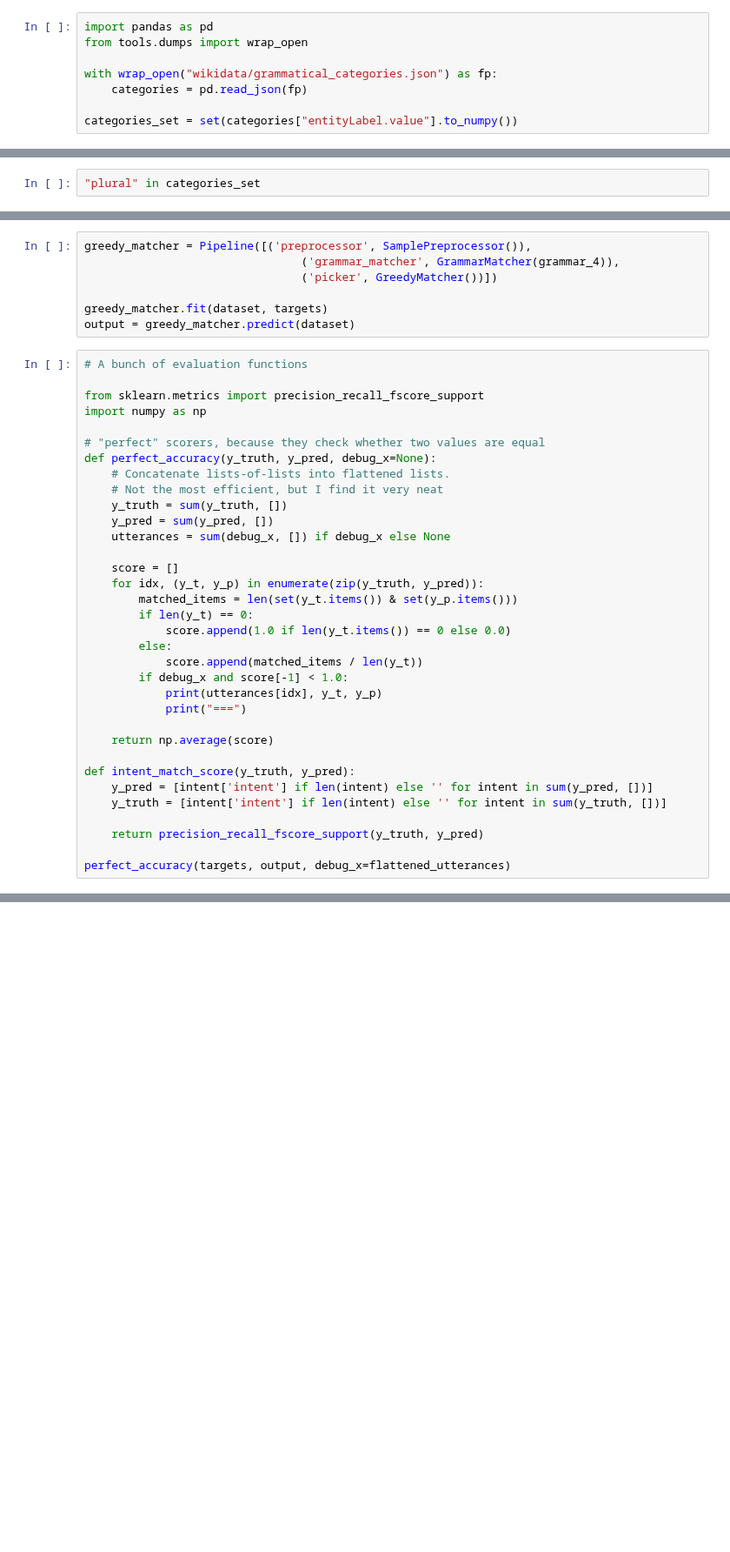
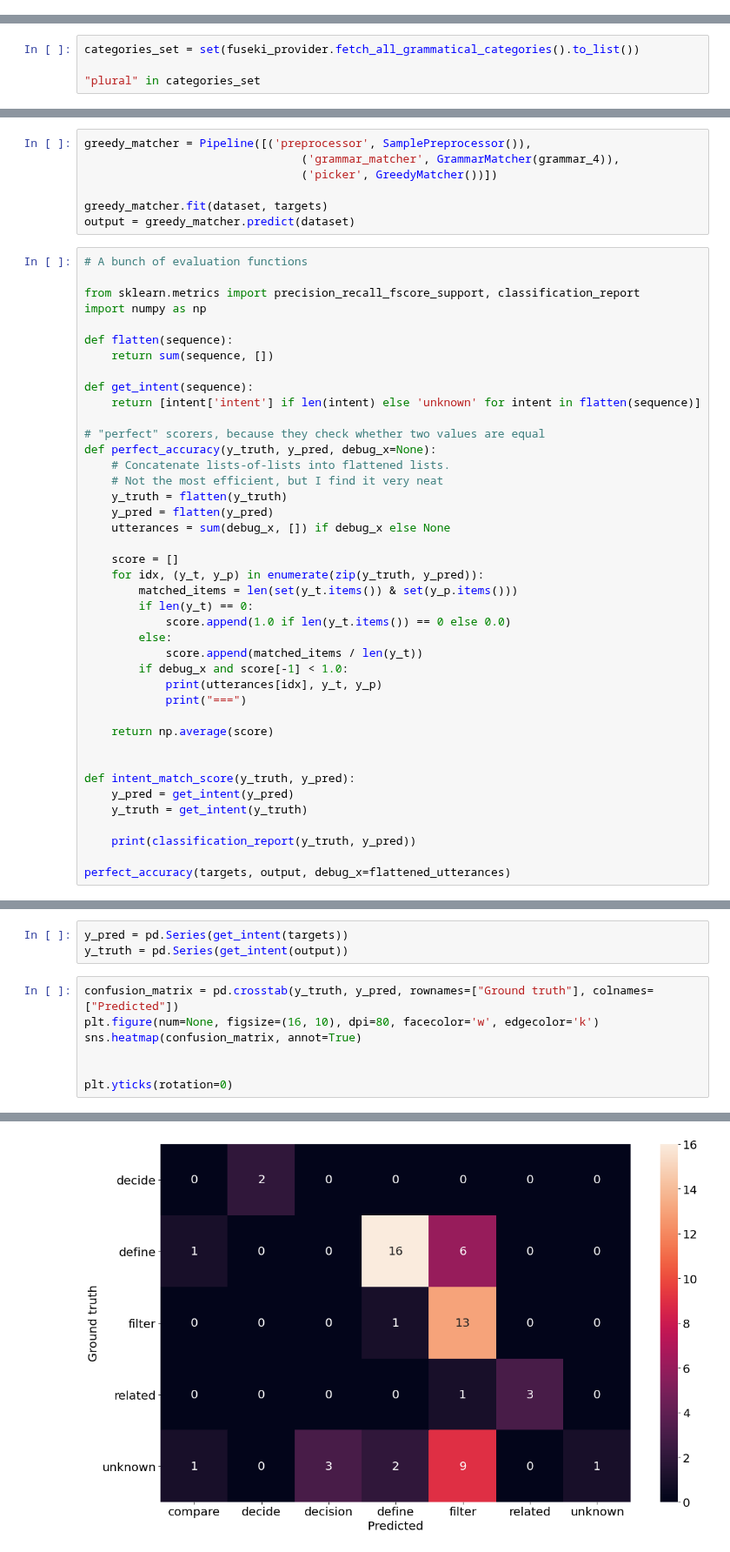
Before and after one commit to erolm-a/colla-framework, a Jupyter notebook: notebooks/Sippycup-Dictionary.ipynb, the cells around one changed output, grey strips where cells are left out. Shown at 87% size. Cells and saved outputs as stored; diff of their text form; blank space fills up the shorter version.

Commit message:
Switched to Fuseki provider for grammatical categories, added confusion matrix for intent classification

```diff
--- a/notebooks/Sippycup-Dictionary.ipynb
+++ b/notebooks/Sippycup-Dictionary.ipynb
@@ -398,11 +398,3 @@ class OrdinalNumberAnnotator(Annotator):
 OrdinalNumberAnnotator().annotate(['fortieth'])
 # %% [output]
 [('$OrdinalNumber', 40)]
-# %%
-import pandas as pd
-from tools.dumps import wrap_open
-
-with wrap_open("wikidata/grammatical_categories.json") as fp:
-    categories = pd.read_json(fp)
-
-categories_set = set(categories["entityLabel.value"].to_numpy())
@@ -409,4 +428,6 @@ categories_set = set(categories["entityLabel.value"].to_numpy())
 # %%
+categories_set = set(fuseki_provider.fetch_all_grammatical_categories().to_list())
+
 "plural" in categories_set
 # %% [output]
 True
@@ -1004,15 +973,21 @@ output = greedy_matcher.predict(dataset)
 # %%
 # A bunch of evaluation functions
 
-from sklearn.metrics import precision_recall_fscore_support
+from sklearn.metrics import precision_recall_fscore_support, classification_report
 import numpy as np
+
+def flatten(sequence):
+    return sum(sequence, [])
+
+def get_intent(sequence):
+    return [intent['intent'] if len(intent) else 'unknown' for intent in flatten(sequence)]
 
 # "perfect" scorers, because they check whether two values are equal
 def perfect_accuracy(y_truth, y_pred, debug_x=None):
     # Concatenate lists-of-lists into flattened lists.
     # Not the most efficient, but I find it very neat
-    y_truth = sum(y_truth, [])
-    y_pred = sum(y_pred, [])
+    y_truth = flatten(y_truth)
+    y_pred = flatten(y_pred)
     utterances = sum(debug_x, []) if debug_x else None
 
     score = []
@@ -1028,11 +1003,12 @@ def perfect_accuracy(y_truth, y_pred, debug_x=None):
 
     return np.average(score)
 
+
 def intent_match_score(y_truth, y_pred):
-    y_pred = [intent['intent'] if len(intent) else '' for intent in sum(y_pred, [])]
-    y_truth = [intent['intent'] if len(intent) else '' for intent in sum(y_truth, [])]
+    y_pred = get_intent(y_pred)
+    y_truth = get_intent(y_truth)
 
-    return precision_recall_fscore_support(y_truth, y_pred)
+    print(classification_report(y_truth, y_pred))
 
 perfect_accuracy(targets, output, debug_x=flattened_utterances)
 # %% [output]
@@ -1084,0 +1075,11 @@ Required-by: sklearn, sentence-transformers
+# %%
+y_pred = pd.Series(get_intent(targets))
+y_truth = pd.Series(get_intent(output))
+# %%
+confusion_matrix = pd.crosstab(y_truth, y_pred, rownames=["Ground truth"], colnames=["Predicted"])
+plt.figure(num=None, figsize=(16, 10), dpi=80, facecolor='w', edgecolor='k')
+sns.heatmap(confusion_matrix, annot=True)
+
+
+plt.yticks(rotation=0)
+# %% [output]
@@ -1084,0 +1121 @@ Required-by: sklearn, sentence-transformers
+[figure, added]
```
Also changed, not shown: parts of 28 cells of this notebook, 1 other file.
